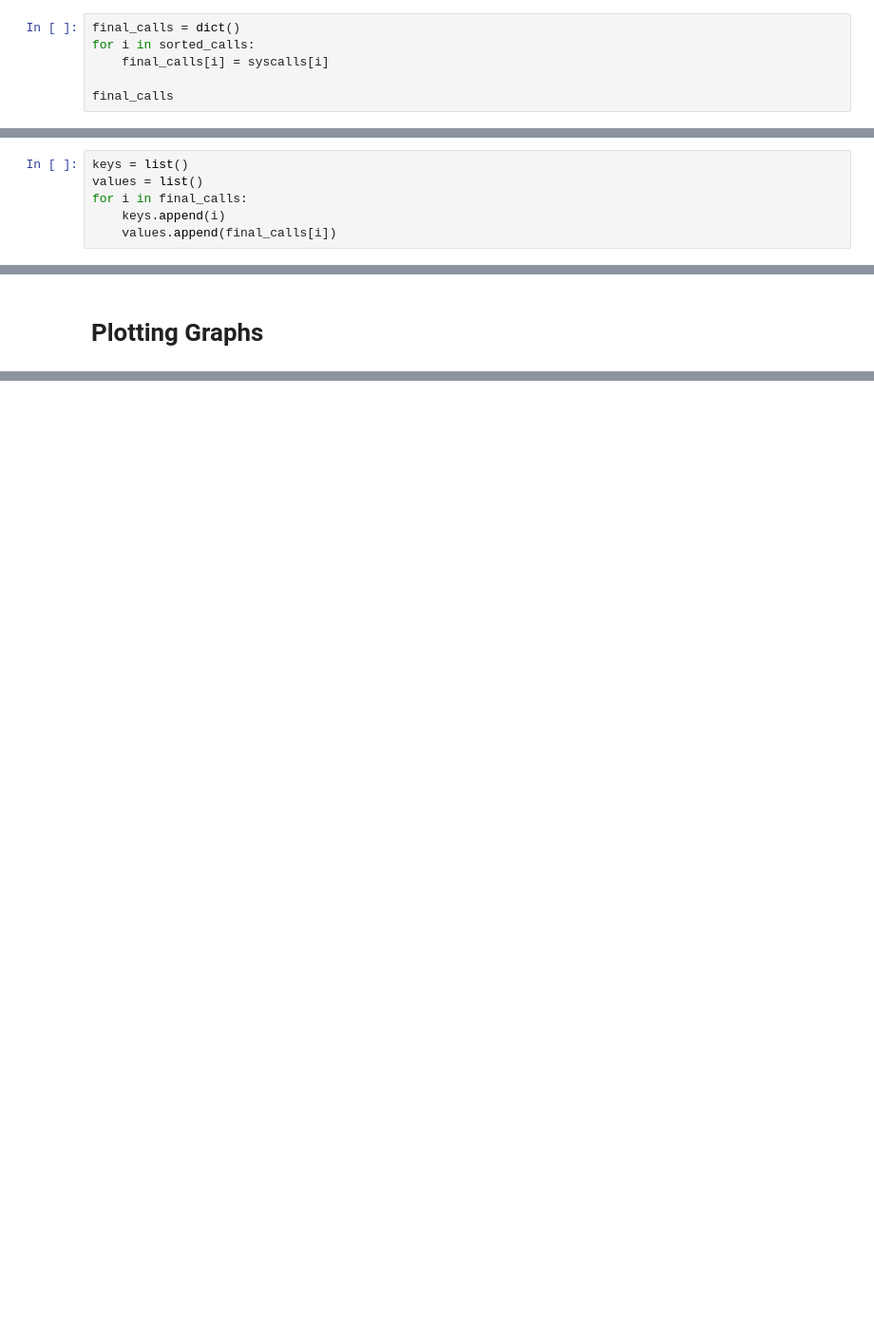
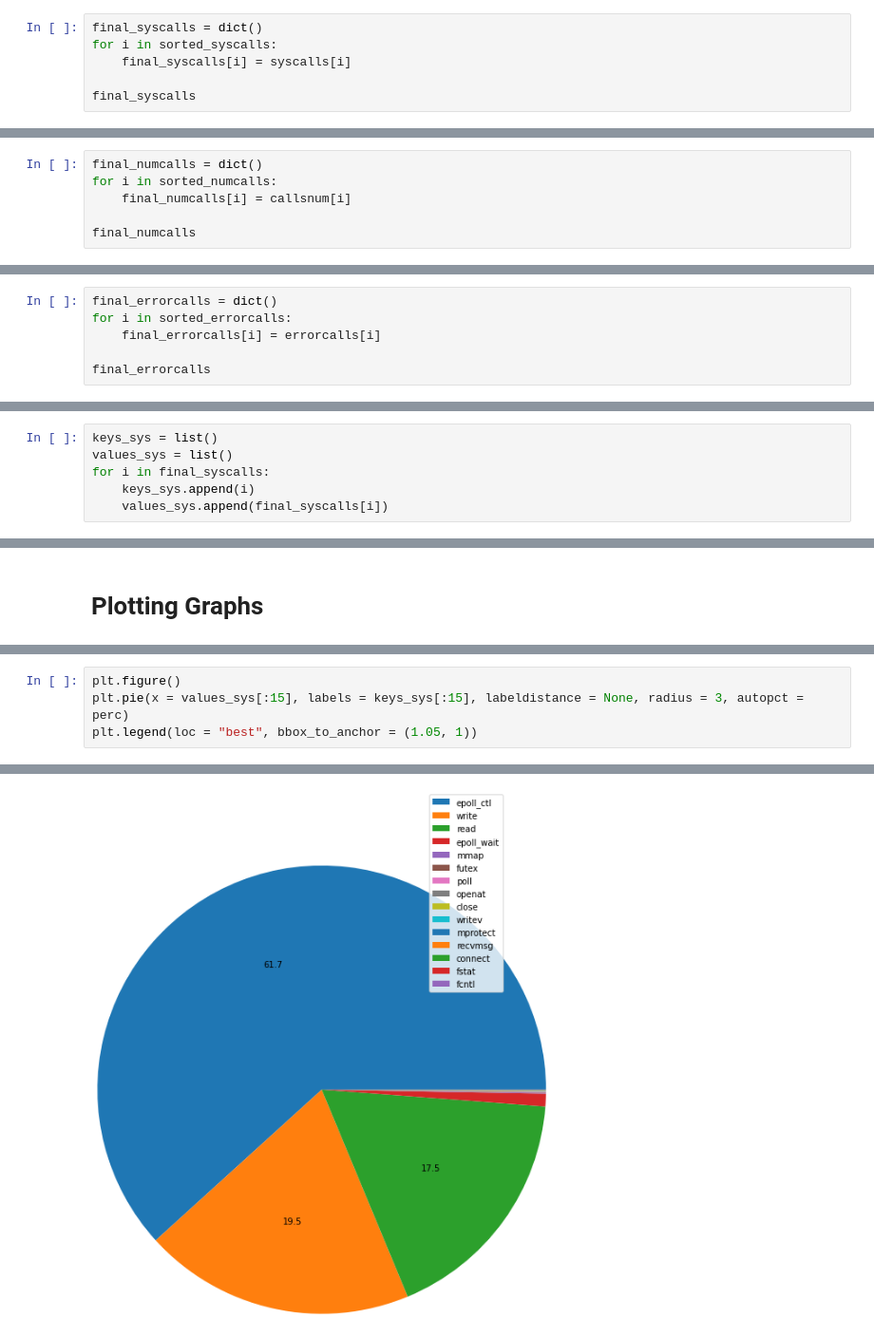
Before and after one commit to RIT3shSapata/CCBD_Assignment, a Jupyter notebook: Analysis/Analysis.ipynb, the cells around one changed output, grey strips where cells are left out. Shown at 95% size. Cells and saved outputs as stored; diff of their text form; blank space fills up the shorter version.

Commit message:
added frequest and error prone basic stats

```diff
--- a/Analysis/Analysis.ipynb
+++ b/Analysis/Analysis.ipynb
@@ -221,9 +340,9 @@ sorted_calls
 # %%
-final_calls = dict()
-for i in sorted_calls:
-    final_calls[i] = syscalls[i]
+final_syscalls = dict()
+for i in sorted_syscalls:
+    final_syscalls[i] = syscalls[i]
 
-final_calls
+final_syscalls
 # %% [output]
 {'epoll_ctl': 25.709109,
  'write': 8.131646,
@@ -242,3 +361,9 @@ final_calls
  'open': 0.0,
  'sched_getaffinity': 0.0,
  'epoll_create': 0.0}
+# %%
+final_numcalls = dict()
+for i in sorted_numcalls:
+    final_numcalls[i] = callsnum[i]
+
+final_numcalls
@@ -244,0 +388,6 @@ final_calls
+# %%
+final_errorcalls = dict()
+for i in sorted_errorcalls:
+    final_errorcalls[i] = errorcalls[i]
+
+final_errorcalls
@@ -245,6 +412,6 @@ final_calls
 # %%
-keys = list()
-values = list()
-for i in final_calls:
-    keys.append(i)
-    values.append(final_calls[i])
+keys_sys = list()
+values_sys = list()
+for i in final_syscalls:
+    keys_sys.append(i)
+    values_sys.append(final_syscalls[i])
@@ -274,0 +447,5 @@ plt.legend(loc = "center", bbox_to_anchor = (1.05, 1))
+# %%
+plt.figure()
+plt.pie(x = values_sys[:15], labels = keys_sys[:15], labeldistance = None, radius = 3, autopct = perc)
+plt.legend(loc = "best", bbox_to_anchor = (1.05, 1))
+# %% [output]
@@ -274,0 +453 @@ plt.legend(loc = "center", bbox_to_anchor = (1.05, 1))
+[figure, added]
```
Also changed, not shown: parts of 35 cells of this notebook.
